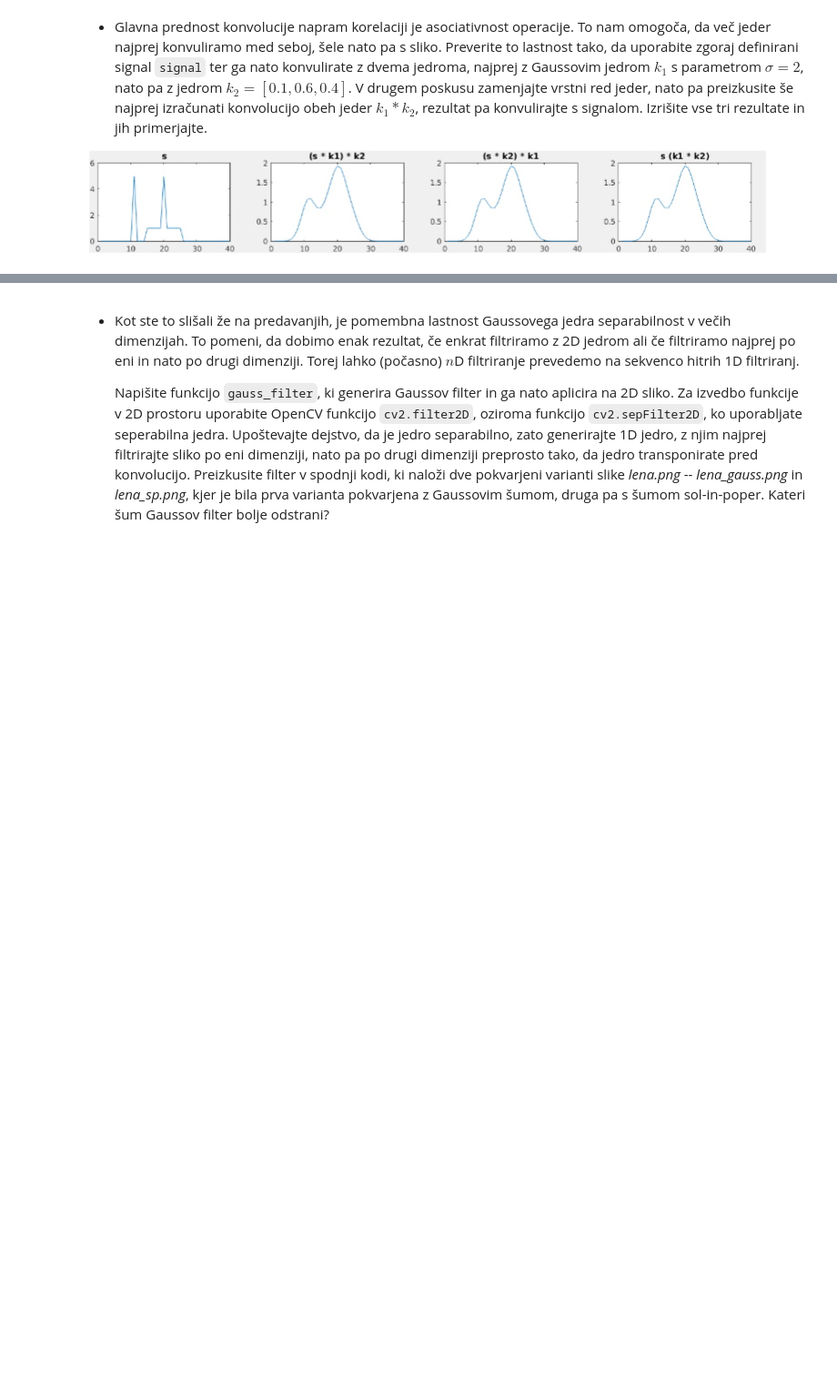
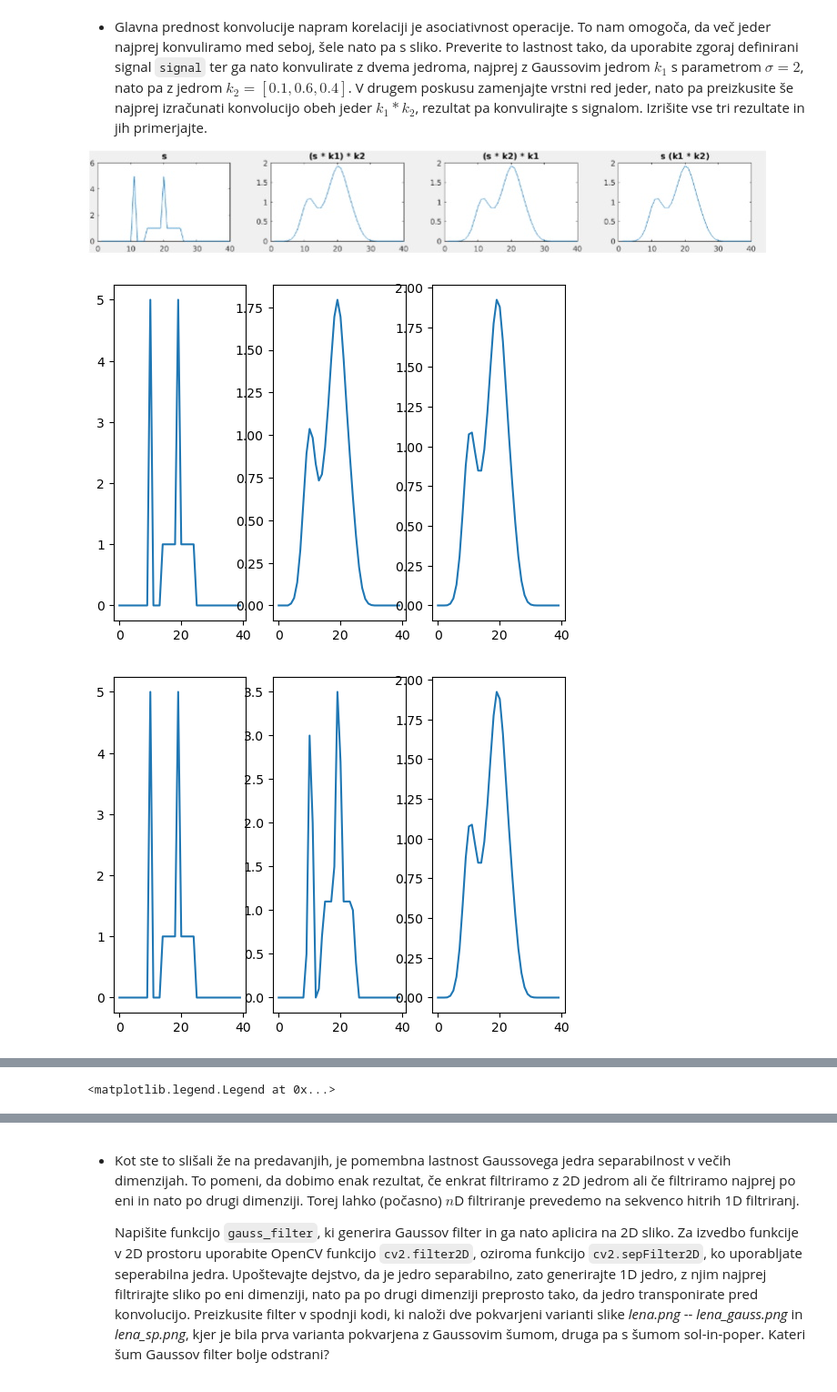
Before and after one commit to TiborKoderman/rrz, a Jupyter notebook: vaja2/vaja2.ipynb, the cells around one changed output, grey strips where cells are left out. Shown at 91% size. Saved outputs shown, nothing was run; the diff lists cells and outputs as text; code cells hidden in the pictures; blank space fills up the shorter version.

```diff
--- a/vaja2/vaja2.ipynb
+++ b/vaja2/vaja2.ipynb
@@ -206,0 +231,46 @@ raise NotImplementedError()
+# %%
+k1 = simple_gauss(2.0)
+k2=[0.1,0.6,0.4]
+
+#convolve signal using first k1 and then k2
+plt.subplot(1, 3, 1)
+plt.plot(signal, label='signal')
+sigk1 = np.convolve(signal, k1, mode='same')
+plt.subplot(1, 3, 2)
+plt.plot(sigk1, label='k1')
+sigk1k2 = np.convolve(sigk1, k2, mode='same')
+plt.subplot(1, 3, 3)
+plt.plot(sigk1k2, label='k1k2')
+plt.show()
+
+#convolve signal using first k2 and then k1
+plt.subplot(1, 3, 1)
+plt.plot(signal, label='signal')
+sigk2 = np.convolve(signal, k2, mode='same')
+plt.subplot(1, 3, 2)
+plt.plot(sigk2, label='k2')
+sigk2k1 = np.convolve(sigk2, k1, mode='same')
+plt.subplot(1, 3, 3)
+plt.plot(sigk2k1, label='k2k1')
+plt.show()
+
+#convolve the signal by k1*k2
+plt.subplot(1, 3, 1)
+plt.plot(signal, label='signal')
+k12 = np.convolve(k1, k2, mode='same')
+sigk12 = np.convolve(signal, k12, mode='same')
+plt.subplot(1, 3, 2)
+plt.plot(k12, label='k1k2')
+plt.subplot(1, 3, 3)
+plt.plot(sigk12, label='k1k2')
+plt.show()
+
+
+#test if all the convolutions are the same
+plt.plot(sigk1k2, label='k1k2')
+plt.plot(sigk2k1, label='k2k1')
+plt.plot(sigk1k2, label='k1k2')
+plt.legend()
+# %% [output]
+[figure, added]
+[figure, added]
@@ -206,0 +278 @@ raise NotImplementedError()
+<matplotlib.legend.Legend at 0x...>
```
Also changed, not shown: parts of 21 cells of this notebook.
